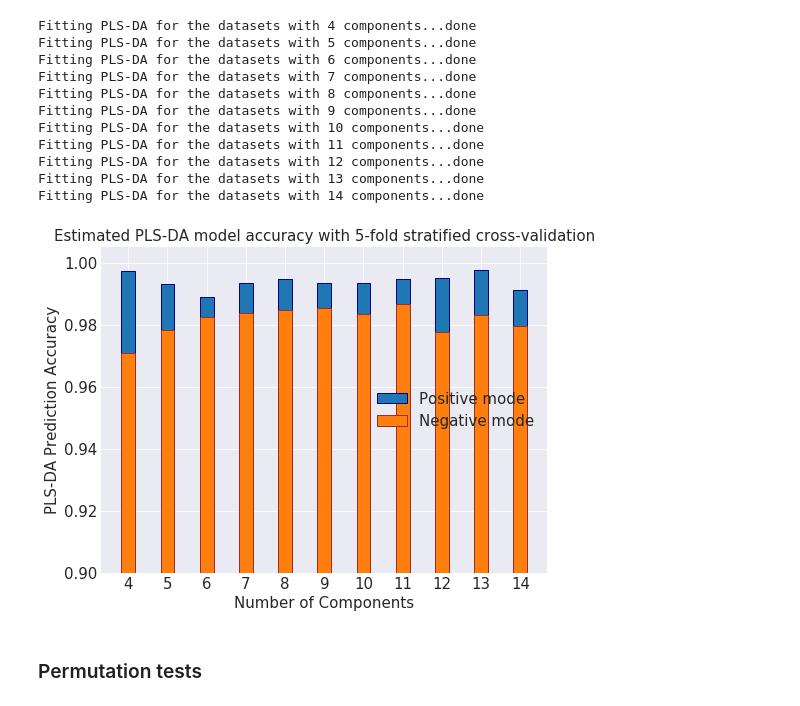
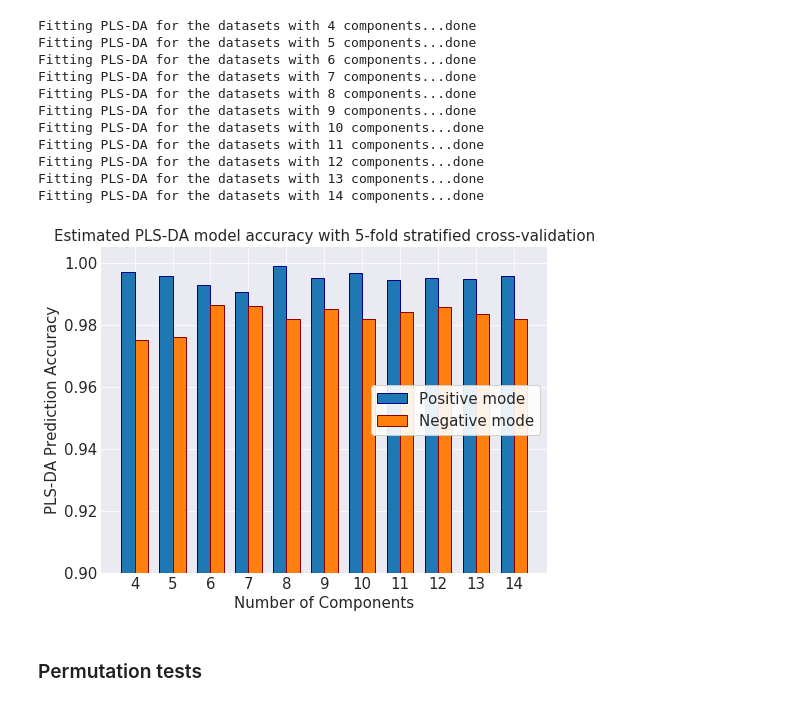
Before and after one commit to aeferreira/similarity_share, a Jupyter notebook: figs_paper_vitis.ipynb, the cells around one changed output. Cells and saved outputs as stored; diff of their text form; code cells hidden in the pictures.

Commit message:
Fixed several bugs and changed the signature of PLS-DA related functions. Now they all accept an optional labels argument.

```diff
--- a/figs_paper_vitis.ipynb
+++ b/figs_paper_vitis.ipynb
@@ -669,0 +594,4 @@ df_neg_label_res = df_neg.cdl.erase_labels().cdf.add_labels(resistance_labels)
+# %%
+PLS_df_neg = {}
+PLS_df_pos = {}
+n_fold_startifiedCV = 5
@@ -670,12 +601,16 @@ df_neg_label_res = df_neg.cdl.erase_labels().cdf.add_labels(resistance_labels)
 # %%
 %%capture --no-stdout
+
+
 for i in range(4,15):
     print(f'Fitting PLS-DA for the datasets with {i} components...', end='')
-    accu, score, u, imp_features = ma.model_PLSDA(df_neg_label_res, matrix_r, n_fold=5,
+    accu, score, u, imp_features = ma.model_PLSDA(df_neg, labels=resistance_labels,
+                                                  n_fold=n_fold_startifiedCV,
                                                   n_comp=i, iter_num=100,
                                                   feat_type = 'Coef')
     PLS_df_neg[i] = np.mean(accu)
-    accu, score, u, imp_features = ma.model_PLSDA(df_pos_label_res, matrix_r, n_fold=5,
+    accu, score, u, imp_features = ma.model_PLSDA(df_pos, labels=resistance_labels,
+                                                  n_fold=n_fold_startifiedCV,
                                                   n_comp=i, iter_num=100,
                                                   feat_type = 'Coef')
     PLS_df_pos[i] = np.mean(accu)
@@ -693,32 +628,33 @@ Fitting PLS-DA for the datasets with 12 components...done
 Fitting PLS-DA for the datasets with 13 components...done
 Fitting PLS-DA for the datasets with 14 components...done
 # %%
+# for line plots...
 #plt.plot(list(PLS_df_neg.keys()), list(PLS_df_neg.values()), label='Negative mode')
 #plt.plot(list(PLS_df_pos.keys()), list(PLS_df_pos.values()), label='Positive mode')
 
 with plt.style.context('seaborn-darkgrid'):
     f, ax = plt.subplots(figsize=(8,6))
     labels = list(PLS_df_neg.keys())
     pos_values = list(PLS_df_pos.values())
     neg_values = list(PLS_df_neg.values())
 
     x = np.arange(len(labels))  # the label locations
     width = 0.35  # the width of the bars
 
-    rects1 = ax.bar(x, pos_values, width, label='Positive mode', ec='darkblue')
-    rects2 = ax.bar(x, neg_values, width, label='Negative mode', ec='brown')
+    rects1 = ax.bar(x-width*0.5, pos_values, width, label='Positive mode', ec='darkblue')
+    rects2 = ax.bar(x+width*0.5, neg_values, width, label='Negative mode', ec='darkred')
 
     ax.set_xticks(x)
     ax.set_xticklabels(labels)
 
     plt.ylabel('PLS-DA Prediction Accuracy', fontsize = 15)
     plt.xlabel('Number of Components', fontsize = 15)
-    ax.legend(fontsize = 15, loc=5, framealpha=1, facecolor='white')
+    ax.legend(fontsize = 15, loc=5, frameon=True, framealpha=0.9, facecolor='white')
     ax.tick_params(axis='both', which='major', labelsize=15)
     plt.title('Estimated PLS-DA model accuracy with 5-fold stratified cross-validation', fontsize=15)
     plt.ylim(0.9, 1.005)
 # %% [output]
-[figure, old version]
+[figure, new version]
 # %% [markdown]
 ### Permutation tests
 # %%
```
Also changed, not shown: parts of 32 cells of this notebook, 1 other file.
